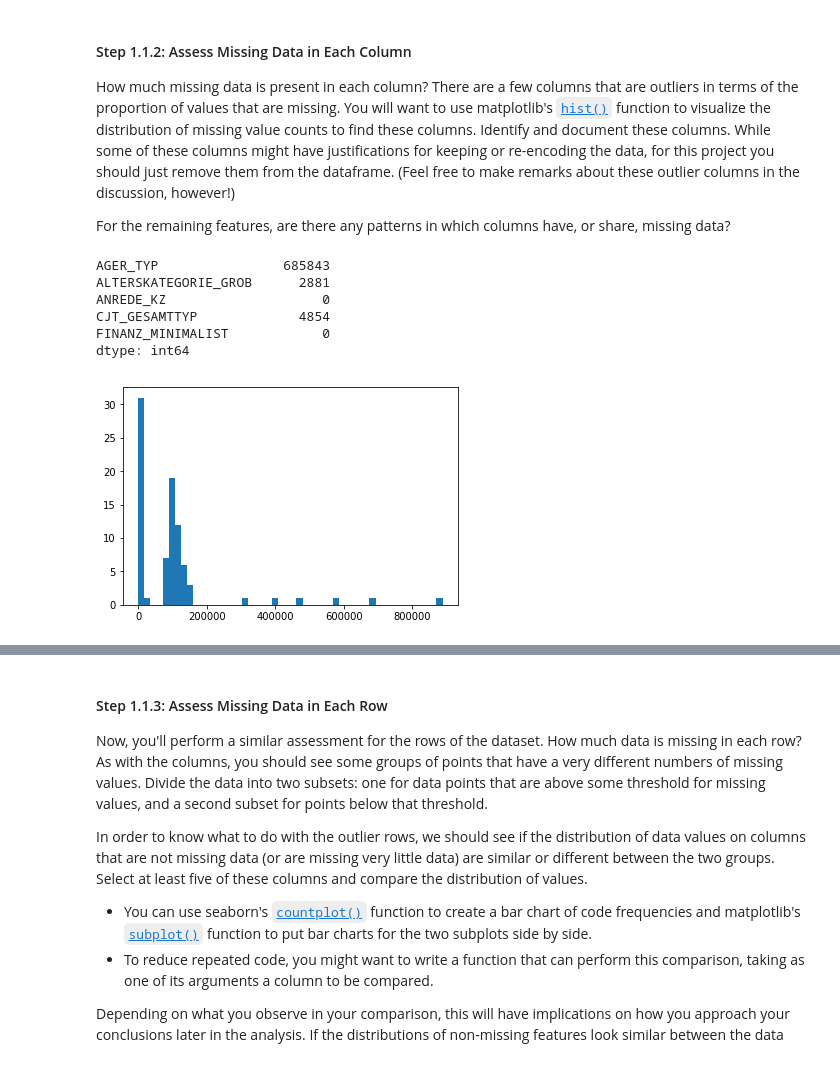
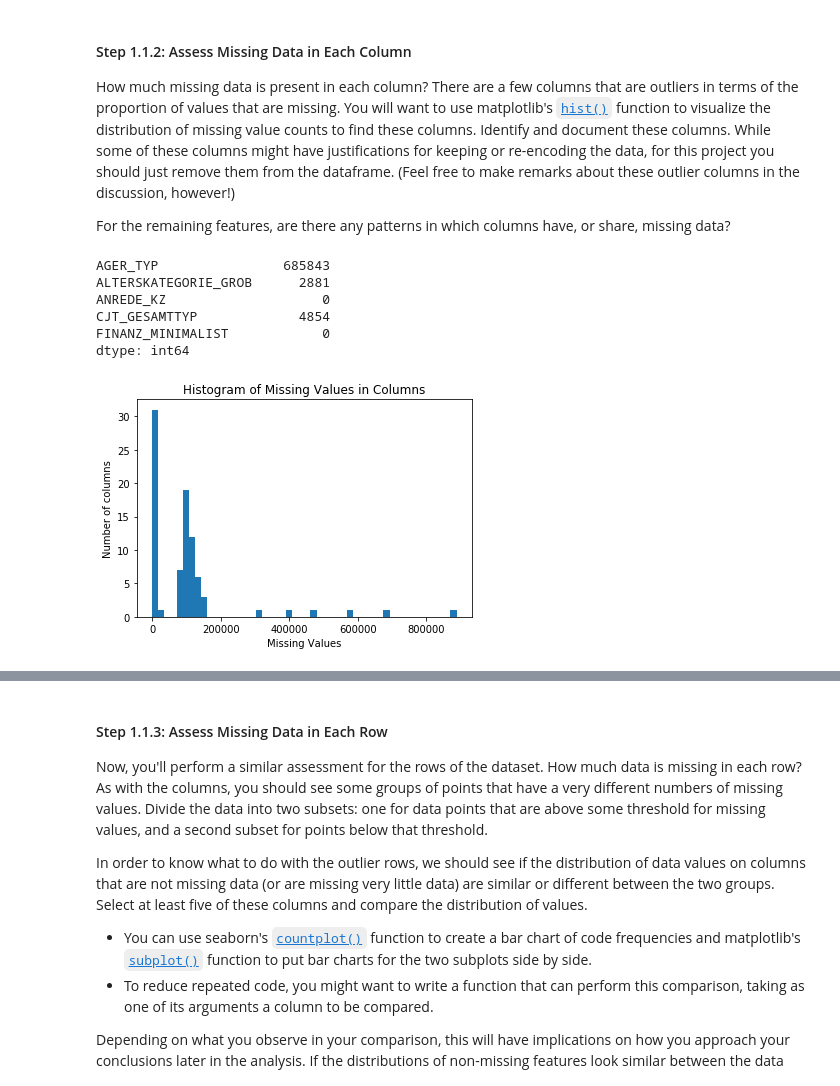
Before and after one commit to buncem/identify-customer-segments, a Jupyter notebook: Identify_Customer_Segments.ipynb, the cells around one changed output, grey strips where cells are left out. Drawn from its saved outputs; the diff is of its cells as text; code cells hidden in the pictures.

```diff
--- a/Identify_Customer_Segments.ipynb
+++ b/Identify_Customer_Segments.ipynb
@@ -129,17 +130,19 @@ For the remaining features, are there any patterns in which columns have, or sha
 # %%
 # Perform an assessment of how much missing data there is in each column of the
 # dataset.
 missing_data = df_az.isnull().sum()
-missing_data.head()
+print(missing_data.head())
+
+# Investigate patterns in the amount of missing data in each column.
+plt.hist(missing_data, 50)
+plt.xlabel('Missing Values')
+plt.ylabel('Number of columns')
+plt.title('Histogram of Missing Values in Columns');
 # %% [output]
 AGER_TYP                685843
 ALTERSKATEGORIE_GROB      2881
 ANREDE_KZ                    0
 CJT_GESAMTTYP             4854
 FINANZ_MINIMALIST            0
 dtype: int64
+[figure, added]
-# %%
-# Investigate patterns in the amount of missing data in each column.
-plt.hist(missing_data, 50);
-# %% [output]
-[figure, removed]
```
Also changed, not shown: parts of 100 cells of this notebook.
